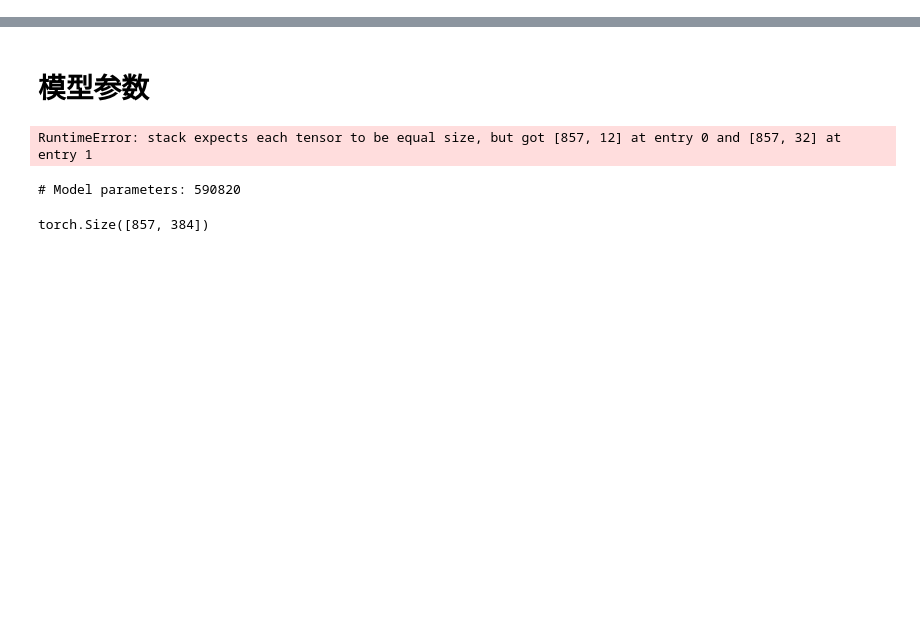
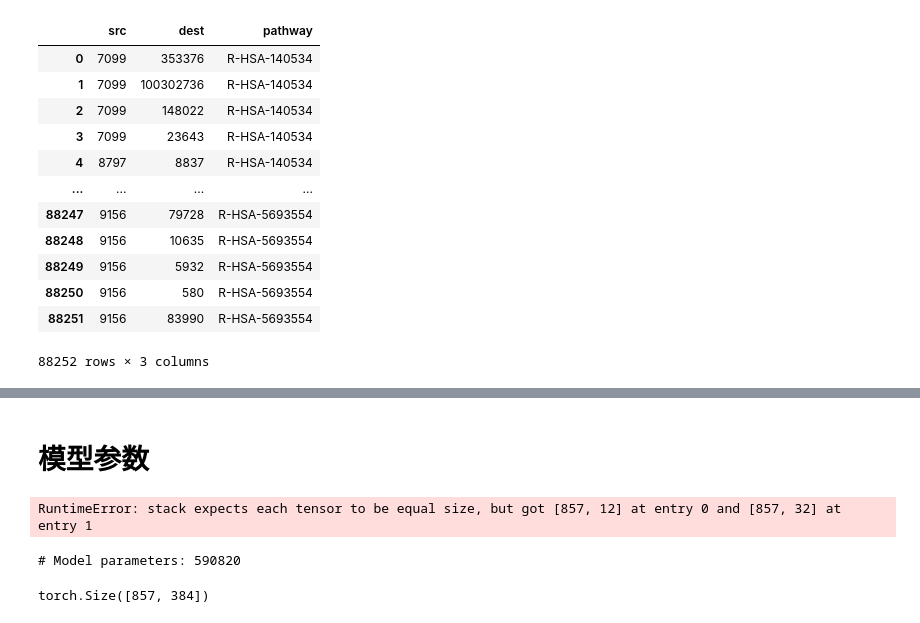
Before and after one commit to BioAI-kits/AttentionMOI, a Jupyter notebook: Untitled1.ipynb, the cells around one changed output, grey strips where cells are left out. Saved outputs shown, nothing was run; the diff lists cells and outputs as text; code cells hidden in the pictures; blank space fills up the shorter version.

```diff
--- a/Untitled1.ipynb
+++ b/Untitled1.ipynb
@@ -59,0 +138,18 @@ pathways = read_pathways(id_mapping=id_mapping, file='./Pathway/pathway_genes.gm
+# %%
+df_p = pd.read_csv('./Pathway/Rectome.pathway.tmp.csv')
+df_p = df_p.iloc[:, 1:]
+df_p
+# %% [output]
+|  | src | dest | pathway |
+| 0 | 7099 | 353376 | R-HSA-140534 |
+| 1 | 7099 | 100302736 | R-HSA-140534 |
+| 2 | 7099 | 148022 | R-HSA-140534 |
+| 3 | 7099 | 23643 | R-HSA-140534 |
+| 4 | 8797 | 8837 | R-HSA-140534 |
+| ... | ... | ... | ... |
+| 88247 | 9156 | 79728 | R-HSA-5693554 |
+| 88248 | 9156 | 10635 | R-HSA-5693554 |
+| 88249 | 9156 | 5932 | R-HSA-5693554 |
+| 88250 | 9156 | 580 | R-HSA-5693554 |
+| 88251 | 9156 | 83990 | R-HSA-5693554 |
+88252 rows × 3 columns
```
Also changed, not shown: parts of 15 cells of this notebook, 13 other files.
